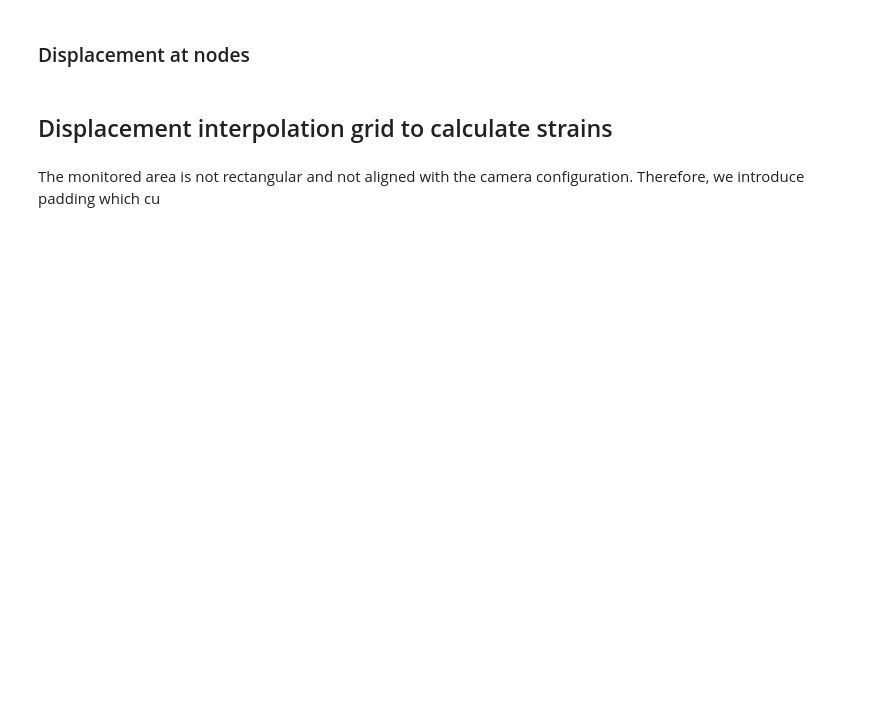
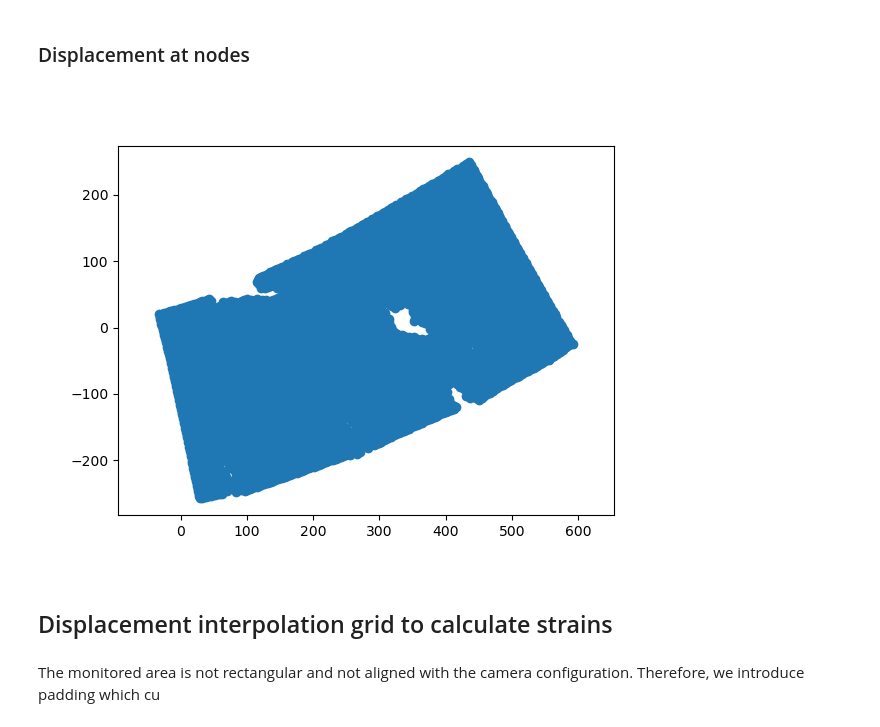
Before and after one commit to bmcs-group/bmcs_shear_zone, a Jupyter notebook: notebooks/tutorial/02_first_steps_dic_data_proceesing.ipynb, the cells around one changed output. Drawn from its saved outputs; the diff is of its cells as text; code cells hidden in the pictures; blank space fills up the shorter version.

Commit message:
update paraview visualization

```diff
--- a/notebooks/tutorial/02_first_steps_dic_data_proceesing.ipynb
+++ b/notebooks/tutorial/02_first_steps_dic_data_proceesing.ipynb
@@ -40,12 +53,16 @@ X_0Qa.shape, U_TQa.shape, (X_0Qa + U_TQa[1]).shape
 # %%
 fig = plt.figure()
 ax = fig.add_subplot()
-T = 0
+T = 100
 U_factor = 100
 X_scaled_Qa = X_0Qa + U_factor * U_TQa[T]
 args = (X_scaled_Qa[:, 0], X_scaled_Qa[:, 1])
 ax.scatter(*args);
 ax.axis('equal');
+# ax.set_xlim(200,205)
+# ax.set_ylim(-100,-105)
+# %% [output]
+[figure, added]
 # %%
 points = X_0Qa[:, :-1]
 delauney = Delaunay(points)
```
Also changed, not shown: parts of 16 cells of this notebook, 1 other file.
